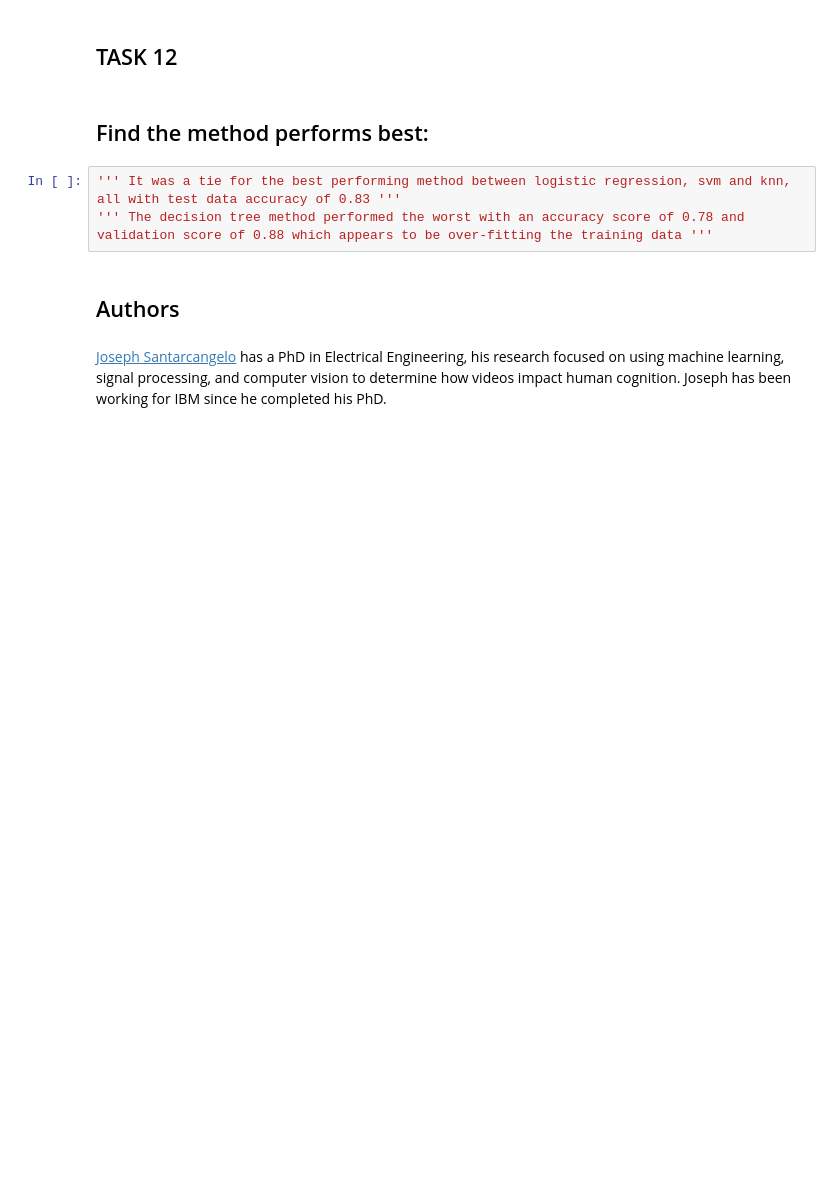
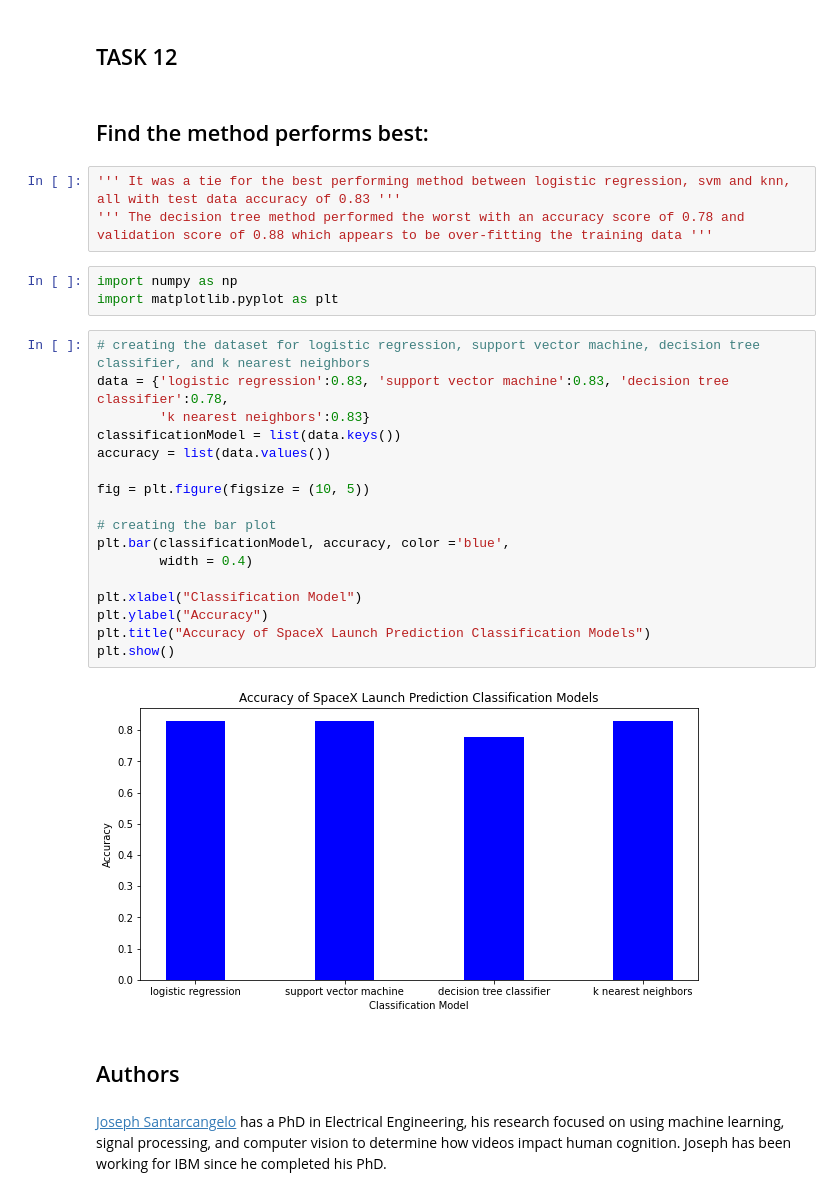
Before and after one commit to qompu/IBM_Data_Science_Coursera_Capstone, a Jupyter notebook: week4-SpaceX_Machine Learning Prediction_Part_5.ipynb, the cells around one changed output. Drawn from its saved outputs; the diff is of its cells as text; blank space fills up the shorter version.

```diff
--- a/week4-SpaceX_Machine Learning Prediction_Part_5.ipynb
+++ b/week4-SpaceX_Machine Learning Prediction_Part_5.ipynb
@@ -343,6 +343,28 @@ plot_confusion_matrix(Y_test,yhat)
 # %%
 ''' It was a tie for the best performing method between logistic regression, svm and knn, all with test data accuracy of 0.83 '''
 ''' The decision tree method performed the worst with an accuracy score of 0.78 and validation score of 0.88 which appears to be over-fitting the training data '''
+# %%
+import numpy as np
+import matplotlib.pyplot as plt
+# %%
+# creating the dataset for logistic regression, support vector machine, decision tree classifier, and k nearest neighbors
+data = {'logistic regression':0.83, 'support vector machine':0.83, 'decision tree classifier':0.78,
+        'k nearest neighbors':0.83}
+classificationModel = list(data.keys())
+accuracy = list(data.values())
+
+fig = plt.figure(figsize = (10, 5))
+
+# creating the bar plot
+plt.bar(classificationModel, accuracy, color ='blue',
+        width = 0.4)
+
+plt.xlabel("Classification Model")
+plt.ylabel("Accuracy")
+plt.title("Accuracy of SpaceX Launch Prediction Classification Models")
+plt.show()
+# %% [output]
+[figure, added]
 # %% [markdown]
 ## Authors
 # %% [markdown]
```
